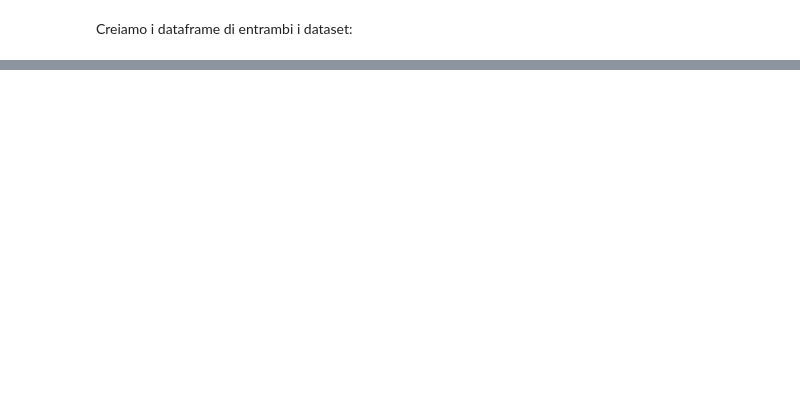
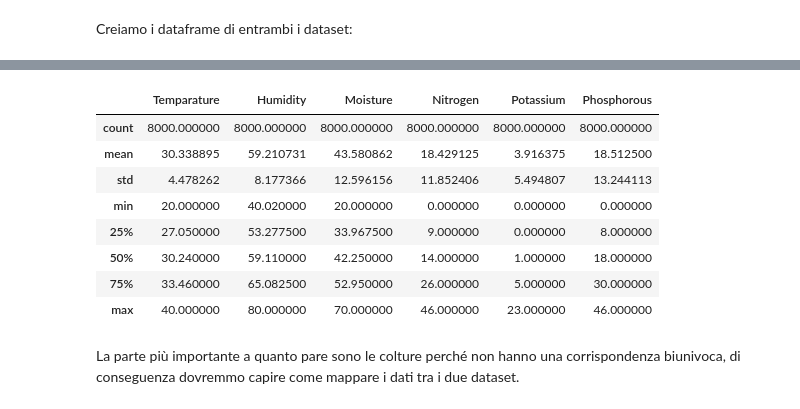
Before and after one commit to Jujez04/data-intensive-project, a Jupyter notebook: main.ipynb, the cells around one changed output, grey strips where cells are left out. Cells and saved outputs as stored; diff of their text form; code cells hidden in the pictures; blank space fills up the shorter version.

```diff
--- a/main.ipynb
+++ b/main.ipynb
@@ -54,0 +102,14 @@ Da notare: vogliamo produrre un modello di classificazione, quindi non serve ave
+# %%
+crop_df.describe()
+# %% [output]
+|  | Temparature | Humidity | Moisture | Nitrogen | Potassium | Phosphorous |
+| count | 8000.000000 | 8000.000000 | 8000.000000 | 8000.000000 | 8000.000000 | 8000.000000 |
+| mean | 30.338895 | 59.210731 | 43.580862 | 18.429125 | 3.916375 | 18.512500 |
+| std | 4.478262 | 8.177366 | 12.596156 | 11.852406 | 5.494807 | 13.244113 |
+| min | 20.000000 | 40.020000 | 20.000000 | 0.000000 | 0.000000 | 0.000000 |
+| 25% | 27.050000 | 53.277500 | 33.967500 | 9.000000 | 0.000000 | 8.000000 |
+| 50% | 30.240000 | 59.110000 | 42.250000 | 14.000000 | 1.000000 | 18.000000 |
+| 75% | 33.460000 | 65.082500 | 52.950000 | 26.000000 | 5.000000 | 30.000000 |
+| max | 40.000000 | 80.000000 | 70.000000 | 46.000000 | 23.000000 | 46.000000 |
+# %% [markdown]
+La parte più importante a quanto pare sono le colture perché non hanno una corrispondenza biunivoca, di conseguenza dovremmo capire come mappare i dati tra i due dataset.
```
Also changed, not shown: parts of 10 cells of this notebook.
